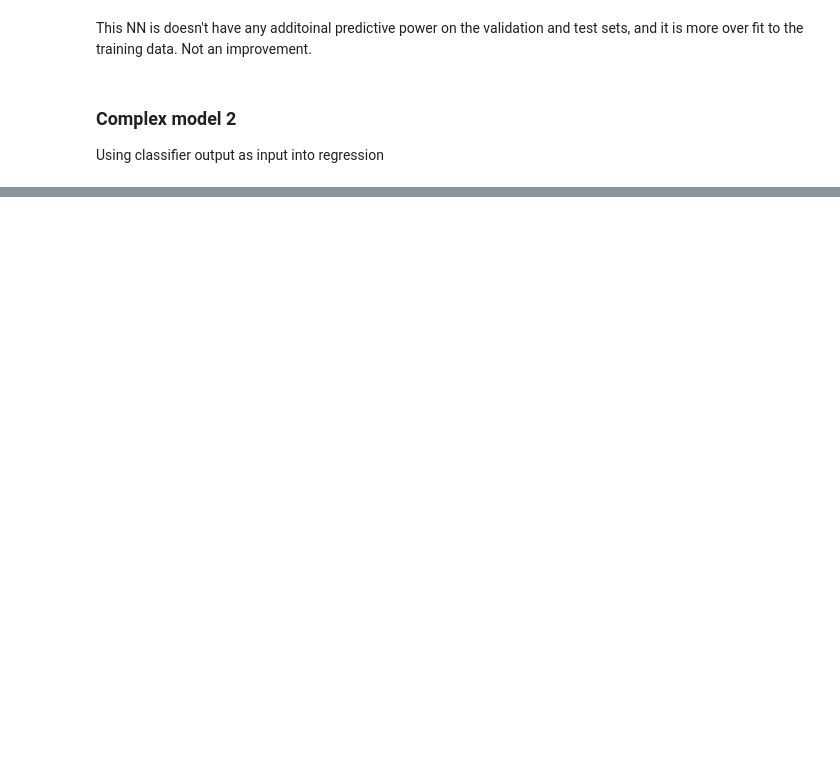
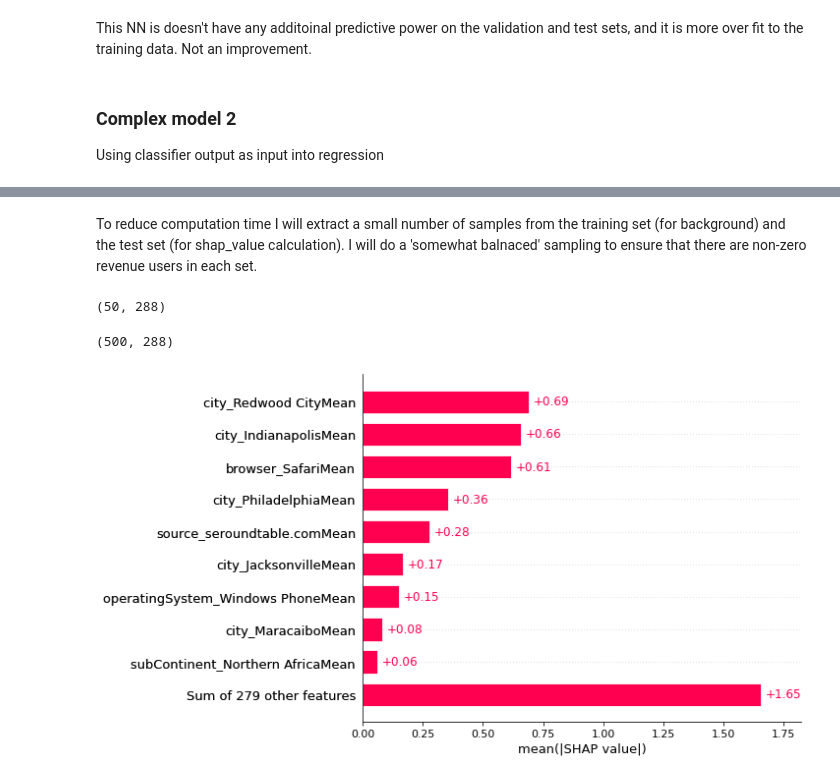
Before and after one commit to b-c-murphy/Capstone_GA-Revenue-Prediction, a Jupyter notebook: Feature Engineering, Processing and Modelling.ipynb, the cells around one changed output, grey strips where cells are left out. Saved outputs shown, nothing was run; the diff lists cells and outputs as text; code cells hidden in the pictures; blank space fills up the shorter version.

```diff
--- a/Feature Engineering, Processing and Modelling.ipynb
+++ b/Feature Engineering, Processing and Modelling.ipynb
@@ -1093,0 +1295,15 @@ This model produced a test RMSE that is a tiny bit lower than the two sequential
+# %%
+### Load feature labels
+with open('All features.txt','r') as f:
+    alllabels = f.read().split('\n')
+
+with open('vif output.txt','r') as f:
+    vif_out = f.read().split('\n')
+vif_out = [i for i in vif_out if i.startswith('Removing')]
+import re
+vif_dropped = []
+for i in vif_out:
+    vif_dropped.append(re.search('ing (.*?) with',i).group(1))
+
+model_feats = list(set(alllabels) - set(vif_dropped))
+print(len(model_feats))
@@ -1093,0 +1317,54 @@ This model produced a test RMSE that is a tiny bit lower than the two sequential
+# %% [markdown]
+To reduce computation time I will extract a small number of samples from the training set (for background) and the test set (for shap_value calculation).  I will do a 'somewhat balnaced' sampling to ensure that there are non-zero revenue users in each set.
+# %%
+### Create subset of background for shap calculation
+
+nonpurchasers = 40
+purchasers = 10
+
+nonp = np.array(np.where(train['targets']==0.0)).reshape(-1,)
+nonp_samps = np.random.choice(nonp,size = nonpurchasers)
+
+purch = np.array(np.where(train['targets']>0)).reshape(-1,)
+purch_samps = np.random.choice(purch, size = purchasers)
+
+background_rand_samples = np.concatenate([nonp_samps,purch_samps])
+del  nonp, nonp_samps, purch, purch_samps
+
+background = train['inputs'][background_rand_samples,:]
+
+background = pd.DataFrame(background,columns=model_feats)
+
+background.shape
+# %% [output]
+(50, 288)
+# %%
+### Create subset for shap pertrubations
+nonpurchasers = 400
+purchasers = 100
+
+nonp = np.array(np.where(valid['targets']==0.0)).reshape(-1,)
+nonp_samps = np.random.choice(nonp,size = nonpurchasers)
+
+purch = np.array(np.where(valid['targets']>0)).reshape(-1,)
+purch_samps = np.random.choice(purch, size = purchasers)
+
+shap_random_samples = np.concatenate([nonp_samps,purch_samps])
+del  nonp, nonp_samps, purch, purch_samps
+
+shapdata = valid['inputs'][shap_random_samples,:]
+
+
+shapdata = pd.DataFrame(shapdata,columns=model_feats)
+
+shapdata.shape
+# %% [output]
+(500, 288)
+# %%
+explainer = shap.explainers.Permutation(model.predict, background)
+# %%
+shap_values = explainer(shapdata)
+# %%
+shap.plots.bar(shap_values,max_display=10)
+# %% [output]
+[figure, added]
```
Also changed, not shown: parts of 62 cells of this notebook, 4 other files.
